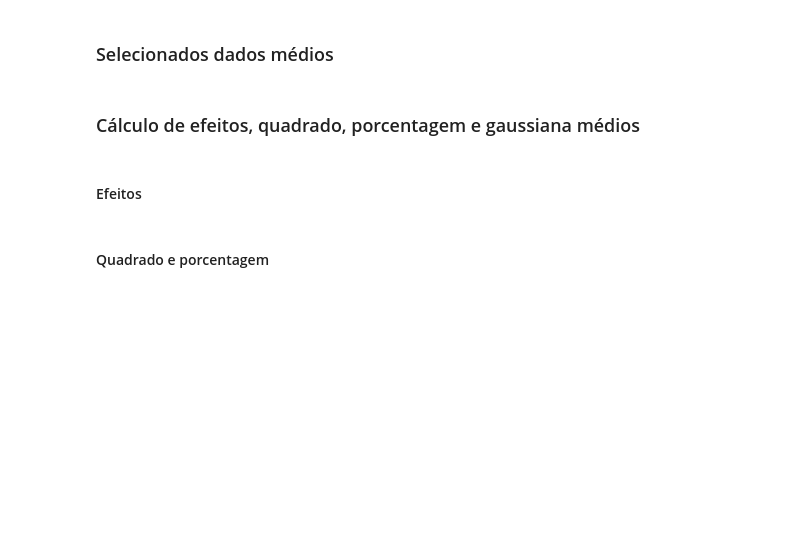
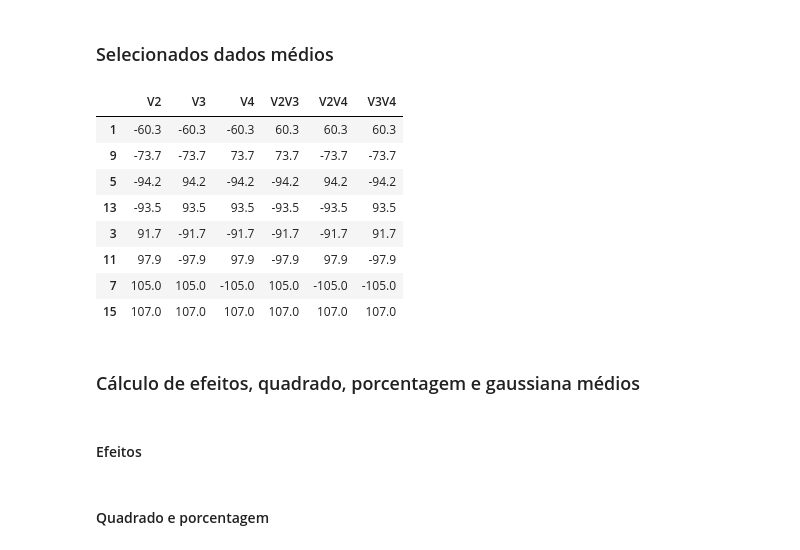
Before and after one commit to AndreSimao-alms/Planejamento-Fatorial-Completo, a Jupyter notebook: Planejamento_Fatorial_Completo.ipynb, the cells around one changed output. Drawn from its saved outputs; the diff is of its cells as text; code cells hidden in the pictures; blank space fills up the shorter version.

```diff
--- a/Planejamento_Fatorial_Completo.ipynb
+++ b/Planejamento_Fatorial_Completo.ipynb
@@ -640,3 +602,54 @@ val_medio
+# %%
+if len(cond) == 1:
+  media =  replicas[f'{replicas.T.index[8]}'].values
+  col_vmedio = {f'{replicas.T.index[0]}': replicas[f'{replicas.T.index[0]}'],
+                f'{replicas.T.index[1]}': replicas[f'{replicas.T.index[1]}'],
+                f'{replicas.T.index[2]}': replicas[f'{replicas.T.index[2]}'],
+                f'{replicas.T.index[3]}': replicas[f'{replicas.T.index[3]}'],
+                f'{replicas.T.index[4]}': replicas[f'{replicas.T.index[4]}'],
+                f'{replicas.T.index[5]}': replicas[f'{replicas.T.index[5]}'],}
+  v_medio = pd.DataFrame(col_vmedio, index = replicas.index)
+  eft_medios = []
+  for i in range(v_medio.shape[0]):
+    efeito = list(v_medio.loc[list(v_medio.index)[i]].values*media[i])
+    eft_medios.append(efeito)
+  col_vmedio = {f'{v_medio.index.values[0]}':eft_medios[0],
+  f'{v_medio.index.values[1]}':eft_medios[1],
+  f'{v_medio.index.values[2]}':eft_medios[2],
+  f'{v_medio.index.values[3]}':eft_medios[3],
+  f'{v_medio.index.values[4]}':eft_medios[4],
+  f'{v_medio.index.values[5]}':eft_medios[5],
+  f'{v_medio.index.values[6]}':eft_medios[6],
+  f'{v_medio.index.values[7]}':eft_medios[7]}
+  eft_replicas = pd.DataFrame(col_vmedio, index=v_medio.T.index)
+  eft_replicas = eft_replicas.T
+if len(cond) == 2:
+  #n_replicas = int(input('Qual o número de réplicas na nova tabela? '))
+  v_medias = replicas.iloc[:,:3] #ALTERAR
+  v_medias['Médias'] = replicas['Média']
+  v1 = []
+  v2 = []
+  v1v2 = []
+  for i in range(4):
+    x = v_medias['Médias'].values[i]
+    v1.append(v_medias[v_medias.T.index[0]].values[i]*(x))
+    v2.append(v_medias[v_medias.T.index[1]].values[i]*(x))
+    v1v2.append(v_medias[v_medias.T.index[0]].values[i]*(x))
+  col_vmedio = {f'{v_medias.T.index[0]}':v1, f'{v_medias.T.index[1]}':v2,f'{v_medias.T.index[0]}{v_medias.T.index[1]}':v1v2}
+  val_medio = pd.DataFrame(col_vmedio, index=v_medias.index)
+  val_medio
+# %%
+ eft_replicas
+# %% [output]
+|  | V2 | V3 | V4 | V2V3 | V2V4 | V3V4 |
+| 1 | -60.3 | -60.3 | -60.3 | 60.3 | 60.3 | 60.3 |
+| 9 | -73.7 | -73.7 | 73.7 | 73.7 | -73.7 | -73.7 |
+| 5 | -94.2 | 94.2 | -94.2 | -94.2 | 94.2 | -94.2 |
+| 13 | -93.5 | 93.5 | 93.5 | -93.5 | -93.5 | 93.5 |
+| 3 | 91.7 | -91.7 | -91.7 | -91.7 | -91.7 | 91.7 |
+| 11 | 97.9 | -97.9 | 97.9 | -97.9 | 97.9 | -97.9 |
+| 7 | 105.0 | 105.0 | -105.0 | 105.0 | -105.0 | -105.0 |
+| 15 | 107.0 | 107.0 | 107.0 | 107.0 | 107.0 | 107.0 |
 # %% [markdown]
 ### Cálculo de efeitos, quadrado, porcentagem e gaussiana médios
 # %% [markdown]
```
Also changed, not shown: parts of 28 cells of this notebook.
